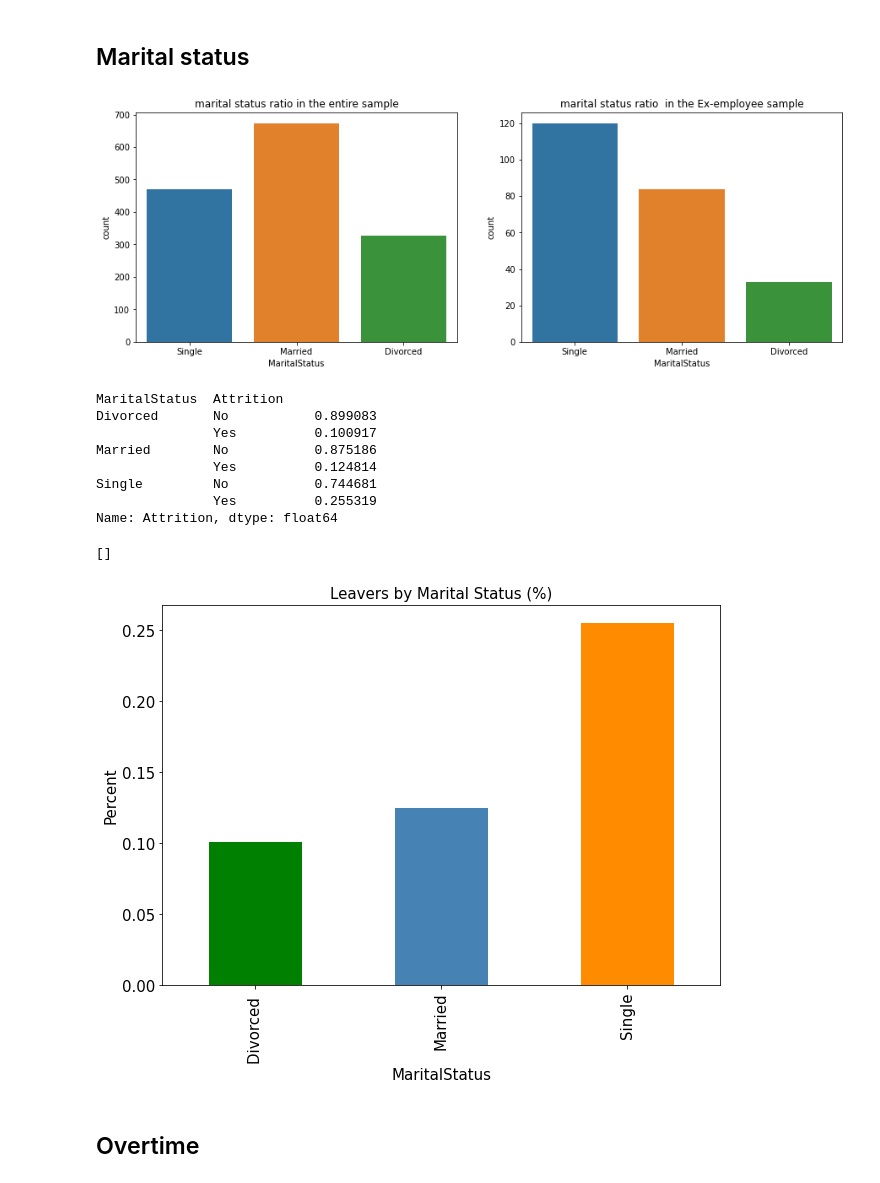
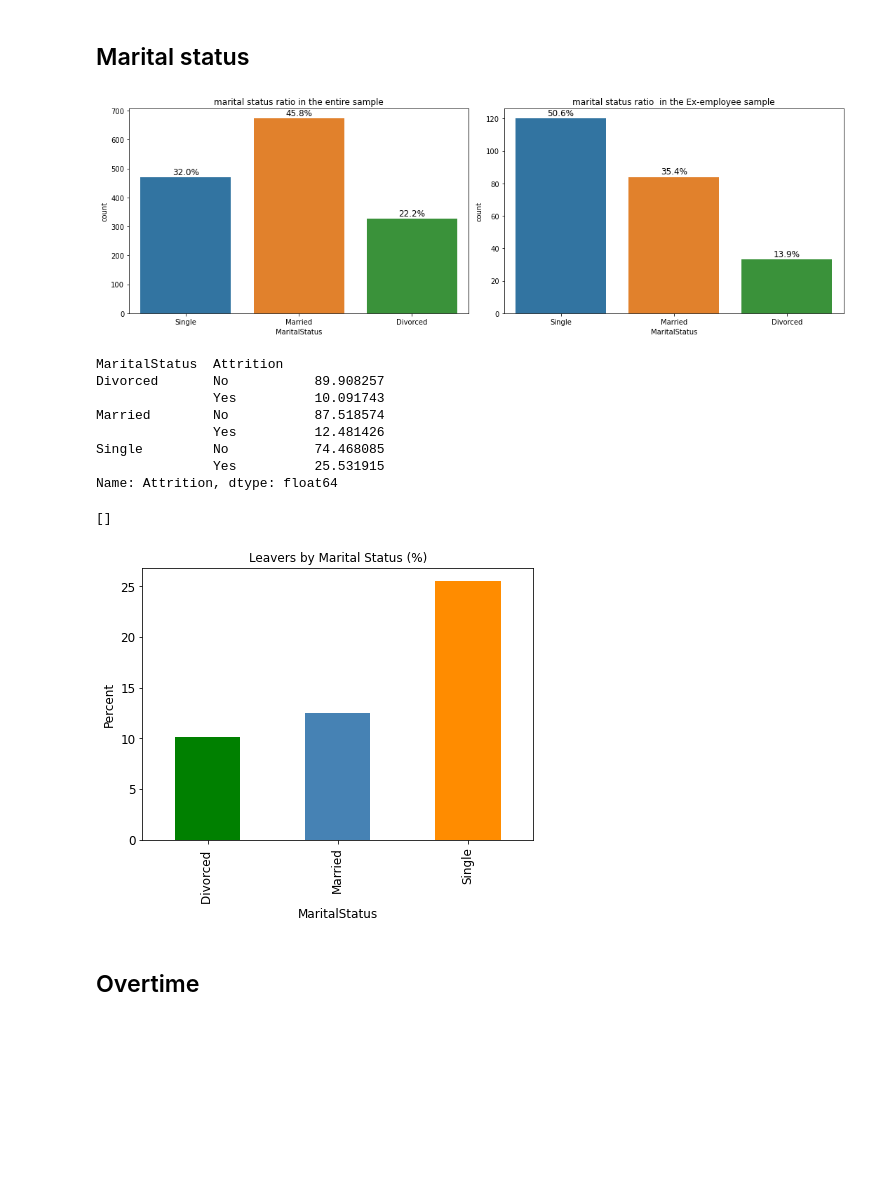
Before and after one commit to slavaminchuk/Employee-Churn, a Jupyter notebook: Отток сотрудников.ipynb, the cells around one changed output. Cells and saved outputs as stored; diff of their text form; code cells hidden in the pictures; blank space fills up the shorter version.

```diff
--- a/Отток сотрудников.ipynb
+++ b/Отток сотрудников.ipynb
@@ -190,43 +265,46 @@ Name: Attrition, dtype: float64
 # %% [markdown]
 ## Marital status
 # %%
+# marital status ratio
 fig, (ax1, ax2) = plt.subplots(1, 2, figsize=(15, 5))
 
 sns.countplot(ax=ax1, x=df["MaritalStatus"])
 ax1.set_title("marital status ratio in the entire sample")
+add_percentages(ax1)
 
 sns.countplot(ax=ax2, x=df[df["Attrition"] == "Yes"]["MaritalStatus"])
 ax2.set_title("marital status ratio  in the Ex-employee sample")
+add_percentages(ax2, df[df["Attrition"] == "Yes"])
 plt.show()
 # %% [output]
-[figure, old version]
+[figure, new version]
 # %%
 # percentage of active employees and ex-employees, depending on marital status
-df_gb_mrstatus = df.groupby("MaritalStatus")["Attrition"].value_counts(normalize=True)
+df_gb_mrstatus = df.groupby("MaritalStatus")["Attrition"].value_counts(normalize=True).apply(lambda x: x*100)
 print(df_gb_mrstatus)
 
 # distribution by MaritalStatus among Ex-employees
 exempl_gb_mrstatus = df_gb_mrstatus[[1, 3, 5]]
 exempl_gb_mrstatus.index = ["Divorced ", "Married", "Single"]
 
 exempl_gb_mrstatus.plot(
-    kind="bar", color=["green","steelblue", "darkorange"], figsize=(10, 7), fontsize=15
+    kind="bar", color=["green","steelblue", "darkorange"], figsize=(7, 5), fontsize=12
 )
-plt.xlabel("MaritalStatus", fontsize=15)
-plt.ylabel("Percent", fontsize=15)
-plt.title("Leavers by Marital Status (%)", fontsize=15)
+plt.xlabel("MaritalStatus", fontsize=12)
+plt.ylabel("Percent", fontsize=12)
+plt.title("Leavers by Marital Status (%)", fontsize=12)
 plt.plot()
 # %% [output]
 MaritalStatus  Attrition
-Divorced       No           0.899083
-               Yes          0.100917
-Married        No           0.875186
-               Yes          0.124814
-Single         No           0.744681
-               Yes          0.255319
+Divorced       No           89.908257
+               Yes          10.091743
+Married        No           87.518574
+               Yes          12.481426
+Single         No           74.468085
+               Yes          25.531915
 Name: Attrition, dtype: float64
 []
-[figure, old version]
+[figure, new version]
 # %% [markdown]
 ## Overtime
 # %%
```
Also changed, not shown: parts of 98 cells of this notebook.
